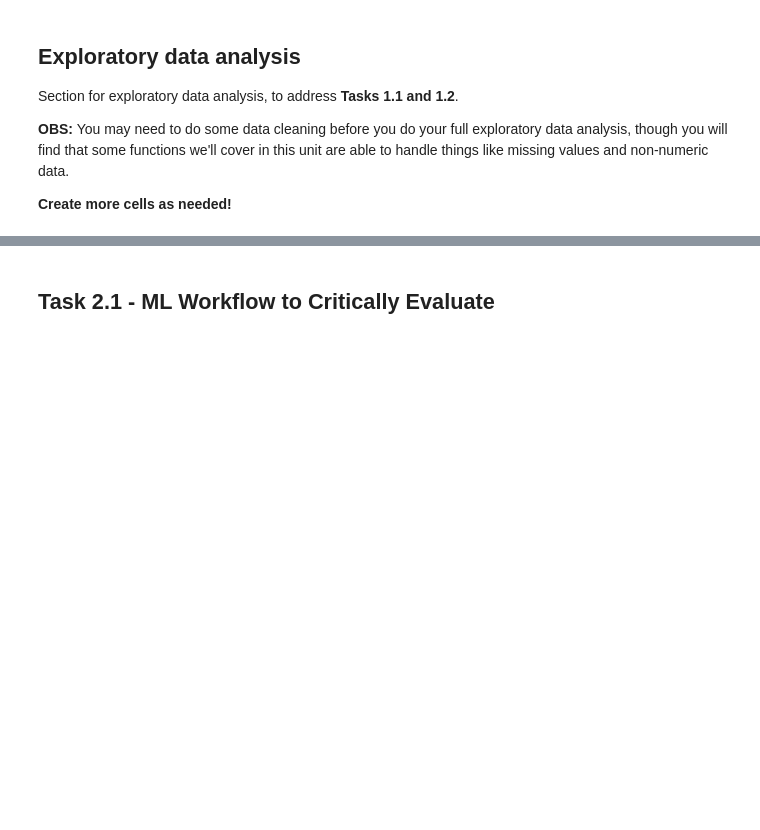
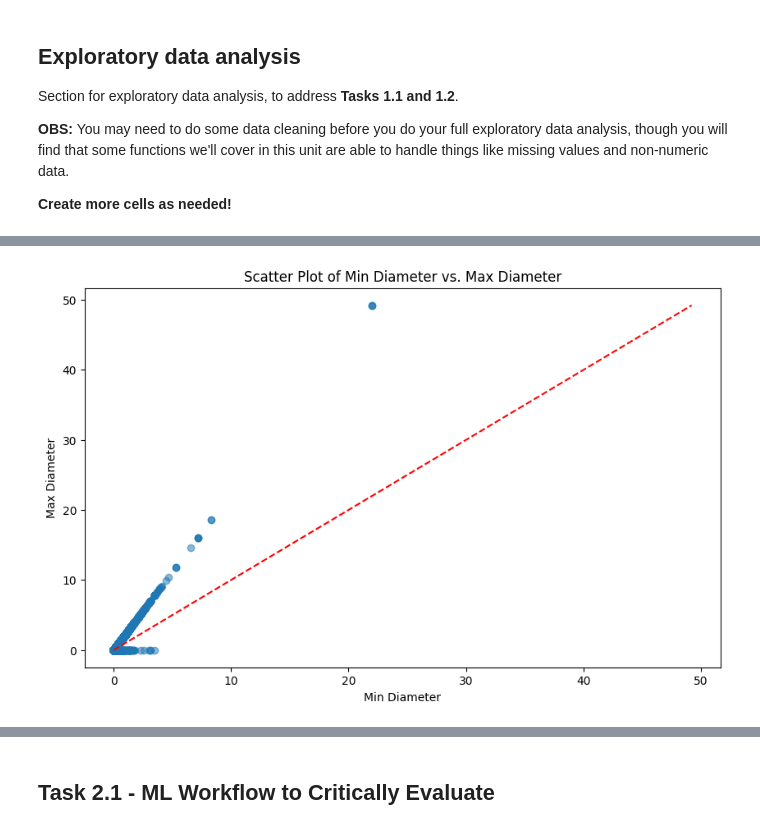
Before and after one commit to ozzbeee298/ClassWork, a Jupyter notebook: ml-nasa-neo.ipynb, the cells around one changed output, grey strips where cells are left out. Saved outputs shown, nothing was run; the diff lists cells and outputs as text; code cells hidden in the pictures; blank space fills up the shorter version.

```diff
--- a/ml-nasa-neo.ipynb
+++ b/ml-nasa-neo.ipynb
@@ -156,0 +214,12 @@ Section for exploratory data analysis, to address **Tasks 1.1 and 1.2**.
+# %%
+
+# Scatter plot for min_diameter vs. max_diameter
+plt.figure(figsize=(10, 6))
+plt.scatter(df_dropna['min_diameter'], df_dropna['max_diameter'], alpha=0.5)
+plt.plot([df_dropna['min_diameter'].min(), df_dropna['max_diameter'].max()], [df_dropna['min_diameter'].min(), df_dropna['max_diameter'].max()], 'r--')  # Diagonal line for reference
+plt.title('Scatter Plot of Min Diameter vs. Max Diameter')
+plt.xlabel('Min Diameter')
+plt.ylabel('Max Diameter')
+plt.show()
+# %% [output]
+[figure, added]
```
Also changed, not shown: parts of 10 cells of this notebook.
